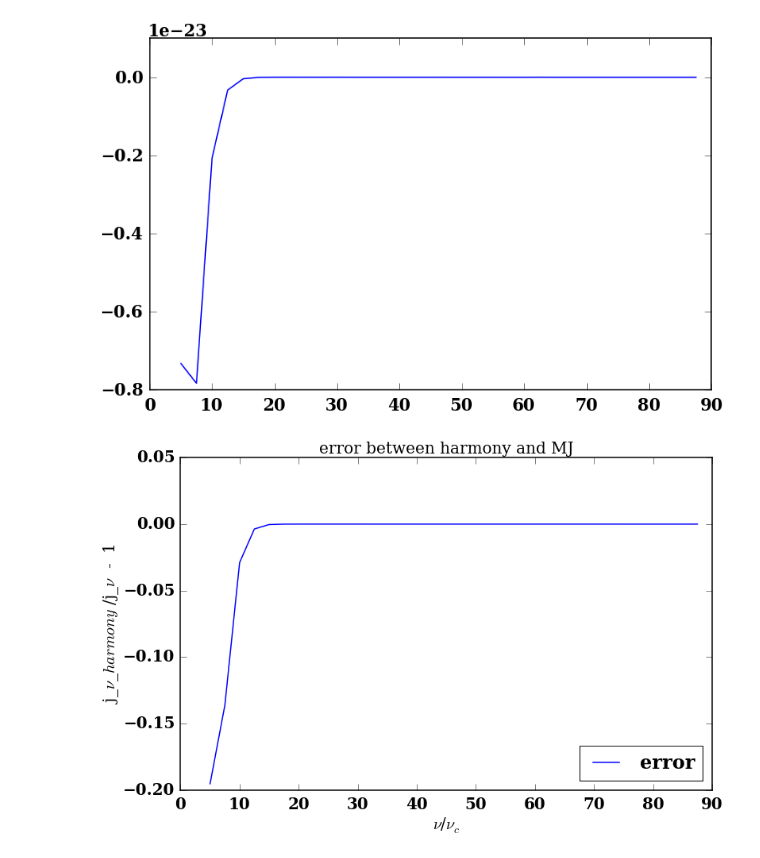
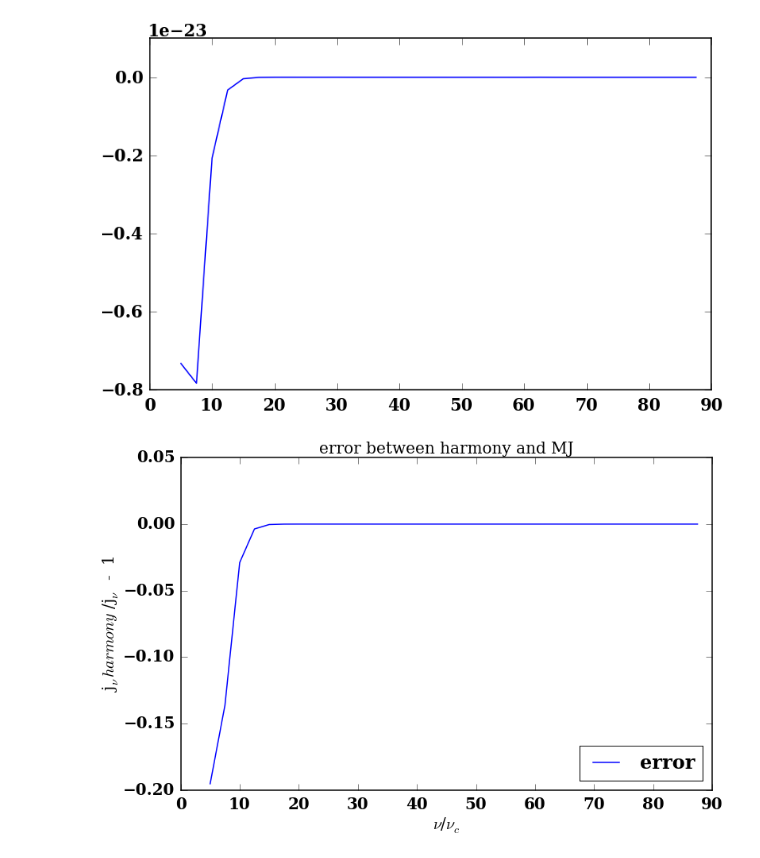
Before and after one commit to ZhaoweiZ/kappa_summer, a Jupyter notebook: MJ_vs_harmony_variable_theta.ipynb, the cells around one changed output. Drawn from its saved outputs; the diff is of its cells as text; code cells hidden in the pictures.

```diff
--- a/MJ_vs_harmony_variable_theta.ipynb
+++ b/MJ_vs_harmony_variable_theta.ipynb
@@ -232,11 +232,11 @@ pl.plot(x_degree, error_mj_iharmony)
 # %%
 error_mj_iharmony_2 = (data_iharmony[:,1]/(10**(-5) * data_MJ[:,1])) - 1.
 x_degree = np.arange(5,90,2.5)
 pl.plot(x_degree, error_mj_iharmony_2, label = 'error')
 pl.title("error between harmony and MJ ")
 pl.xlabel("$\\nu$/$\\nu_c$")
-pl.ylabel("j_$\\nu$_$harmony $ /j_$\\nu$  -  1")
+pl.ylabel("j$_\\nu$$harmony $ /j$_\\nu$  -  1")
 pl.legend(loc = 'lower right')
 pl.show()
 # %% [output]
-[figure, old version]
+[figure, new version]
```
Also changed, not shown: parts of 2 cells of this notebook, 5 other files.
